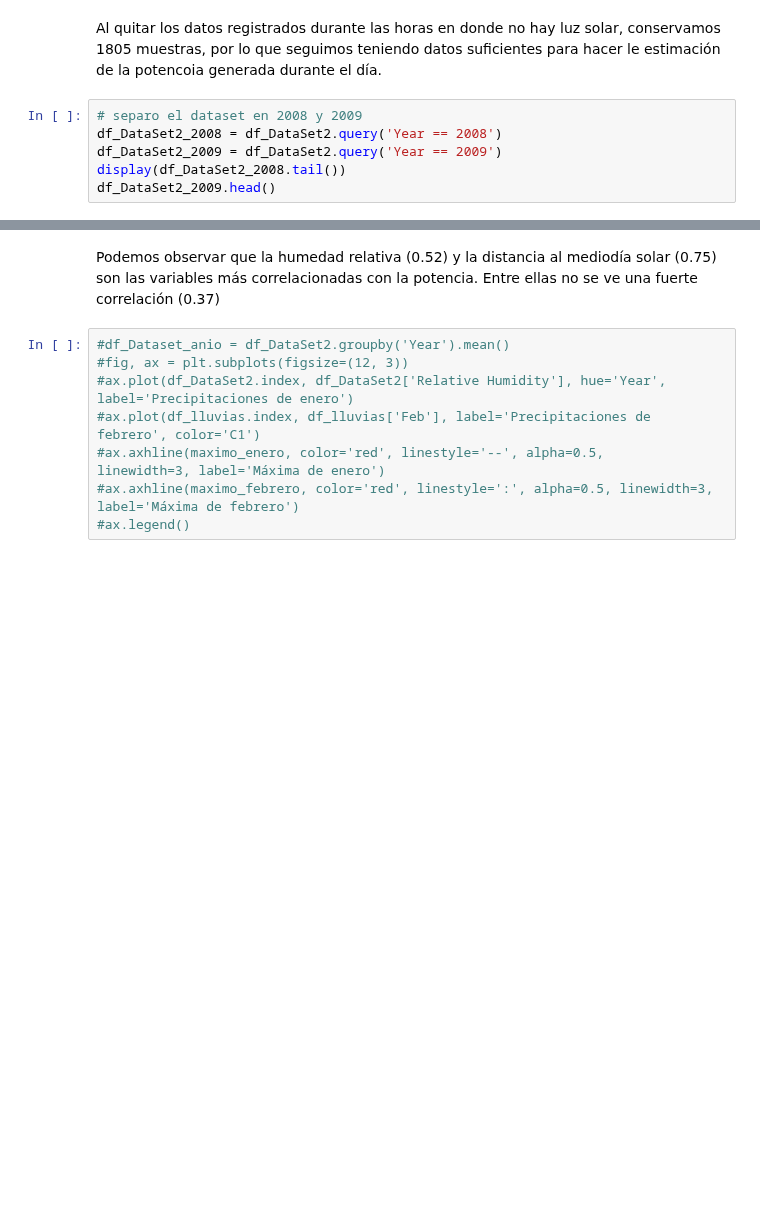
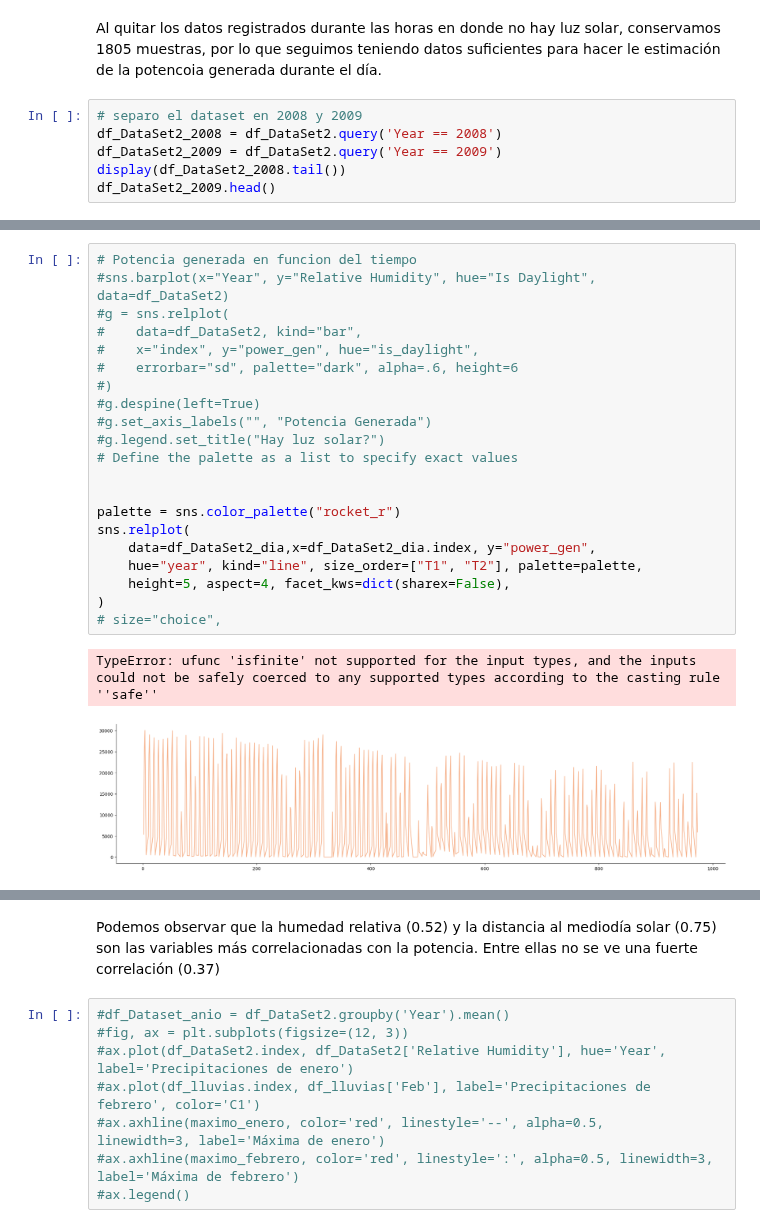
Before and after one commit to FernandoEzequiel/Coder, a Jupyter notebook: notebook/Entregas Coder/Visualizaciones_GarciaGonzalez.ipynb, the cells around one changed output, grey strips where cells are left out. Cells and saved outputs as stored; diff of their text form; blank space fills up the shorter version.

```diff
--- a/notebook/Entregas Coder/Visualizaciones_GarciaGonzalez.ipynb
+++ b/notebook/Entregas Coder/Visualizaciones_GarciaGonzalez.ipynb
@@ -163,3 +227,27 @@ df_DataSet2_2009.head()
+# %%
+# Potencia generada en funcion del tiempo
+#sns.barplot(x="Year", y="Relative Humidity", hue="Is Daylight", data=df_DataSet2)
+#g = sns.relplot(
+#    data=df_DataSet2, kind="bar",
+#    x="index", y="power_gen", hue="is_daylight",
+#    errorbar="sd", palette="dark", alpha=.6, height=6
+#)
+#g.despine(left=True)
+#g.set_axis_labels("", "Potencia Generada")
+#g.legend.set_title("Hay luz solar?")
+# Define the palette as a list to specify exact values
+
+
+palette = sns.color_palette("rocket_r")
+sns.relplot(
+    data=df_DataSet2_dia,x=df_DataSet2_dia.index, y="power_gen",
+    hue="year", kind="line", size_order=["T1", "T2"], palette=palette,
+    height=5, aspect=4, facet_kws=dict(sharex=False),
+)
+# size="choice",
+# %% [output]
+TypeError: ufunc 'isfinite' not supported for the input types, and the inputs could not be safely coerced to any supported types according to the casting rule ''safe''
+[figure, added]
 # %%
 # estudiamos la distribución de cada una de las variables climáticas (variables continuas) que nos podrían ser útiles (a priori) para
 # estimar la potencia generada
```
Also changed, not shown: parts of 9 cells of this notebook.
